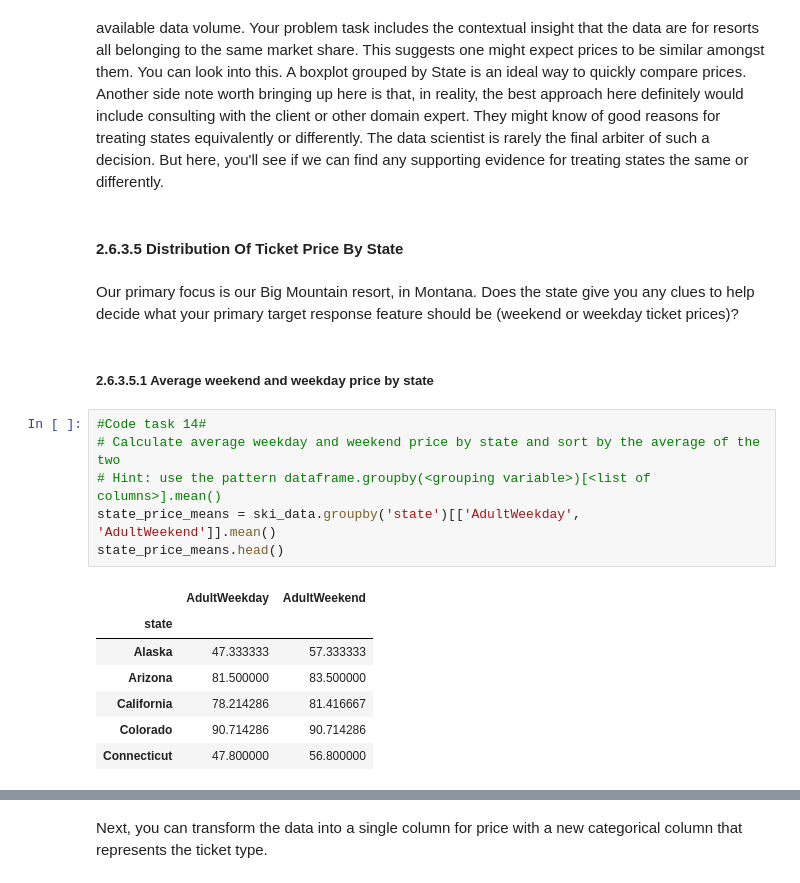
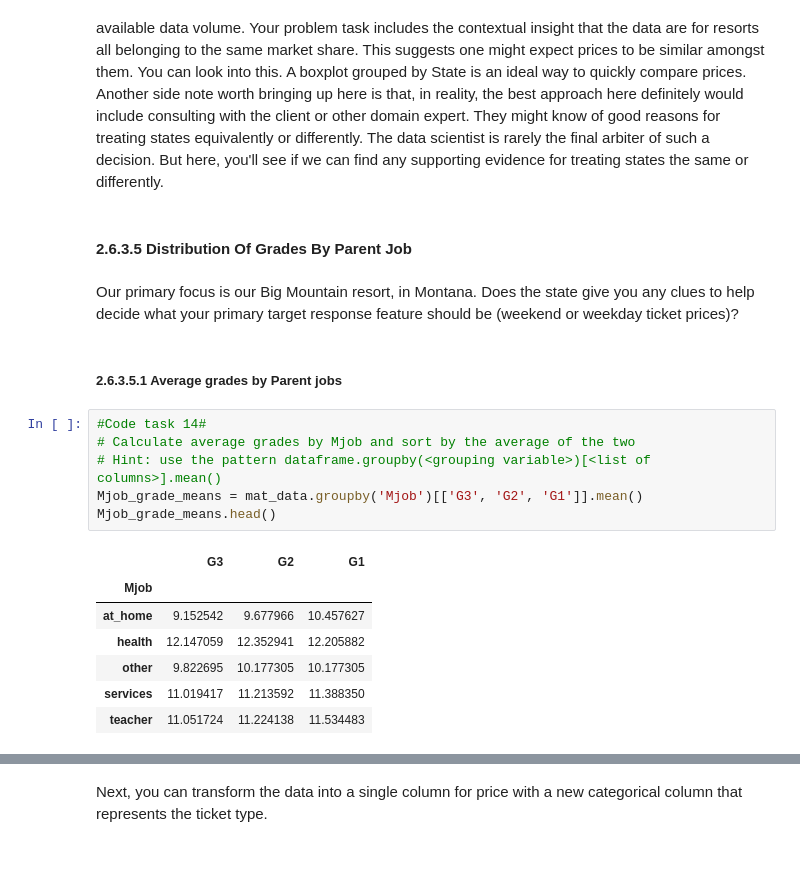
Before and after one commit to Hillary577/Springboard, a Jupyter notebook: capstone2/student/notebooks/capstone2_data_wrangling.ipynb, the cells around one changed output, grey strips where cells are left out. Saved outputs shown, nothing was run; the diff lists cells and outputs as text.

```diff
--- a/capstone2/student/notebooks/capstone2_data_wrangling.ipynb
+++ b/capstone2/student/notebooks/capstone2_data_wrangling.ipynb
@@ -339,22 +377,22 @@ plt.subplots_adjust(wspace=0.5);
 # %% [markdown]
 How's your geography? Looking at the distribution of States, you see New York accounting for the majority of resorts. Our target resort is in Montana, which comes in at 13th place. You should think carefully about how, or whether, you use this information. Does New York command a premium because of its proximity to population? Even if a resort's State were a useful predictor of ticket price, your main interest lies in Montana. Would you want a model that is skewed for accuracy by New York? Should you just filter for Montana and create a Montana-specific model? This would slash your available data volume. Your problem task includes the contextual insight that the data are for resorts all belonging to the same market share. This suggests one might expect prices to be similar amongst them. You can look into this. A boxplot grouped by State is an ideal way to quickly compare prices. Another side note worth bringing up here is that, in reality, the best approach here definitely would include consulting with the client or other domain expert. They might know of good reasons for treating states equivalently or differently. The data scientist is rarely the final arbiter of such a decision. But here, you'll see if we can find any supporting evidence for treating states the same or differently.
 # %% [markdown]
-#### 2.6.3.5 Distribution Of Ticket Price By State<a id='2.6.3.5_Distribution_Of_Ticket_Price_By_State'></a>
+#### 2.6.3.5 Distribution Of Grades By Parent Job<a id='2.6.3.5_Distribution_Of_Ticket_Price_By_State'></a>
 # %% [markdown]
 Our primary focus is our Big Mountain resort, in Montana. Does the state give you any clues to help decide what your primary target response feature should be (weekend or weekday ticket prices)?
 # %% [markdown]
-##### 2.6.3.5.1 Average weekend and weekday price by state<a id='2.6.3.5.1_Average_weekend_and_weekday_price_by_state'></a>
+##### 2.6.3.5.1 Average grades by Parent jobs<a id='2.6.3.5.1_Average_weekend_and_weekday_price_by_state'></a>
 # %%
 #Code task 14#
-# Calculate average weekday and weekend price by state and sort by the average of the two
+# Calculate average grades by Mjob and sort by the average of the two
 # Hint: use the pattern dataframe.groupby(<grouping variable>)[<list of columns>].mean()
-state_price_means = ski_data.groupby('state')[['AdultWeekday', 'AdultWeekend']].mean()
-state_price_means.head()
+Mjob_grade_means = mat_data.groupby('Mjob')[['G3', 'G2', 'G1']].mean()
+Mjob_grade_means.head()
 # %% [output]
-|  | AdultWeekday | AdultWeekend |
-| state |  |  |
-| Alaska | 47.333333 | 57.333333 |
-| Arizona | 81.500000 | 83.500000 |
-| California | 78.214286 | 81.416667 |
-| Colorado | 90.714286 | 90.714286 |
-| Connecticut | 47.800000 | 56.800000 |
+|  | G3 | G2 | G1 |
+| Mjob |  |  |  |
+| at_home | 9.152542 | 9.677966 | 10.457627 |
+| health | 12.147059 | 12.352941 | 12.205882 |
+| other | 9.822695 | 10.177305 | 10.177305 |
+| services | 11.019417 | 11.213592 | 11.388350 |
+| teacher | 11.051724 | 11.224138 | 11.534483 |
```
Also changed, not shown: parts of 34 cells of this notebook.
